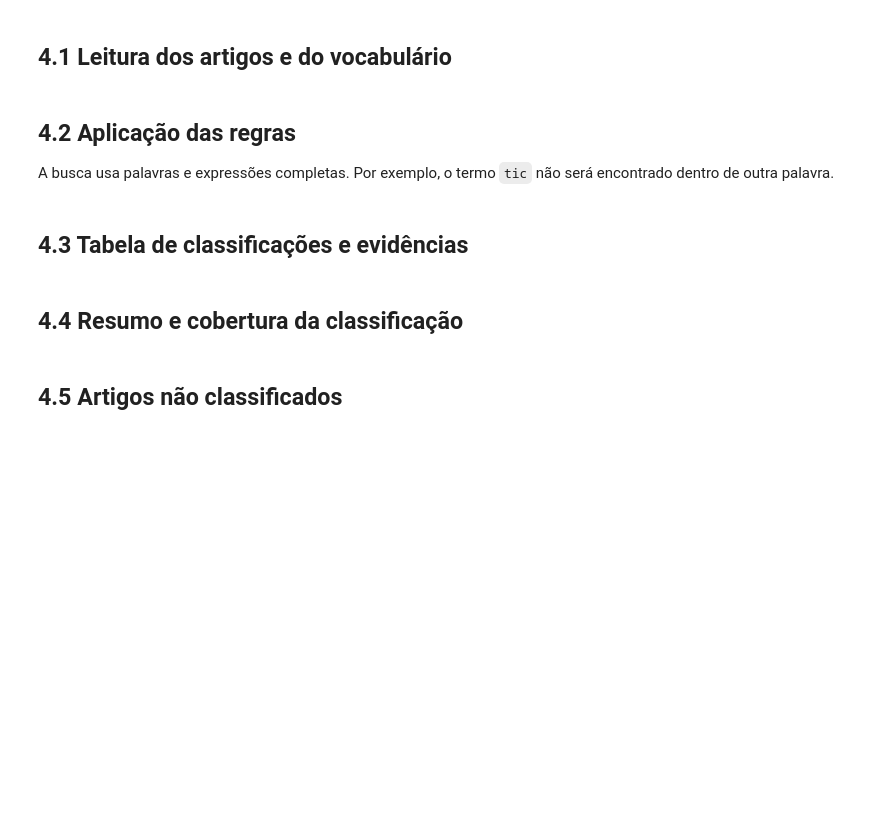
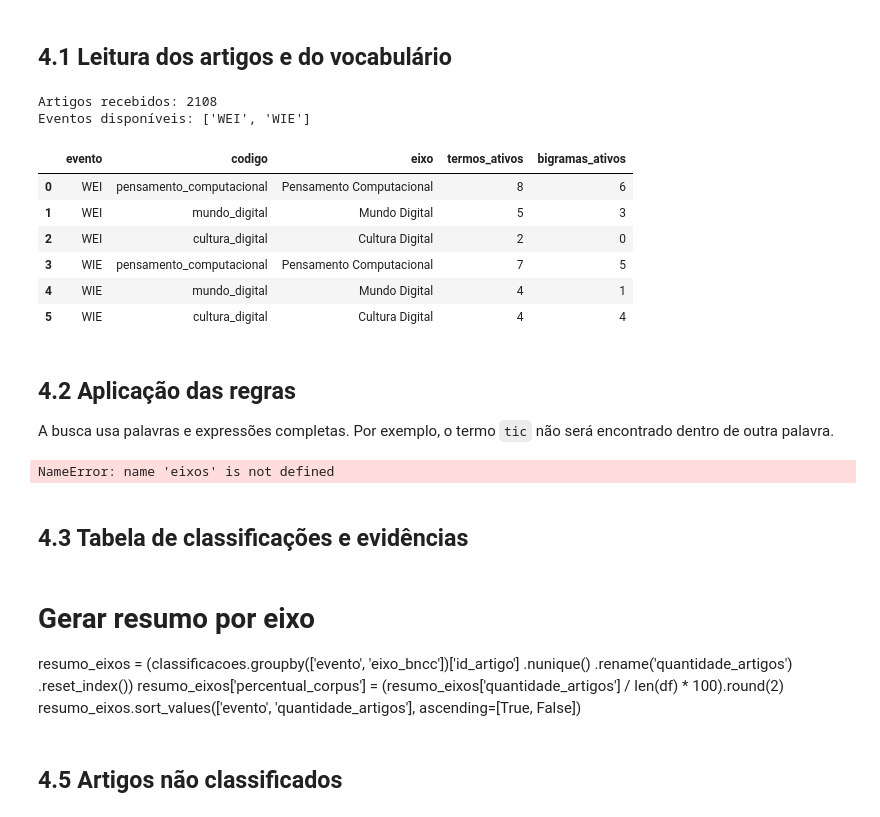
Before and after one commit to laissabiia/tcc_eng_dados, a Jupyter notebook: notebooks/04_classificacao_bncc.ipynb, the cells around one changed output. Drawn from its saved outputs; the diff is of its cells as text; code cells hidden in the pictures; blank space fills up the shorter version.

Commit message:
ajuste para modelagem de dados

```diff
--- a/notebooks/04_classificacao_bncc.ipynb
+++ b/notebooks/04_classificacao_bncc.ipynb
@@ -19,33 +19,71 @@ pasta_processados = raiz / 'dados' / '1_processados'
 # %%
 # Carregar os dados processados
 df = pd.read_csv(pasta_processados / '02_artigos_pre_processados.csv', encoding='utf-8-sig')
 ranking_termos = pd.read_csv(pasta_processados / '03_ranking_termos_titulos.csv', encoding='utf-8-sig')
 ranking_bigramas = pd.read_csv(pasta_processados / '03_ranking_bigramas_titulos.csv', encoding='utf-8-sig')
 eixos_candidatos = carregar_eixos_bncc(raiz / 'apoio' / 'termos_bncc.yml')
-eixos = selecionar_descritores_relevantes(
-    eixos_candidatos,
-    set(ranking_termos['termo']),
-    set(ranking_bigramas['bigrama']),
-)
+
+if 'evento' not in df.columns:
+    raise ValueError("A coluna 'evento' é obrigatória para a classificação segmentada por evento.")
+
+# Seleciona descritores relevantes para cada evento, em vez de usar um vocabulário global
+
+def selecionar_eixos_por_evento(evento: str) -> dict[str, dict[str, object]]:
+    termos_evento = set(ranking_termos.loc[ranking_termos['evento'] == evento, 'termo'])
+    bigramas_evento = set(ranking_bigramas.loc[ranking_bigramas['evento'] == evento, 'bigrama'])
+    return selecionar_descritores_relevantes(eixos_candidatos, termos_evento, bigramas_evento)
+
+# Mantém o vocabulário de cada evento para a classificação
+vocabularios_por_evento = {
+    evento: selecionar_eixos_por_evento(evento)
+    for evento in sorted(df['evento'].dropna().astype(str).str.strip().unique())
+}
+
 print(f'Artigos recebidos: {len(df)}')
+print('Eventos disponíveis:', sorted(vocabularios_por_evento.keys()))
 
-# Criar DataFrame com os resultados
+# Criar DataFrame com os resultados por evento
 pd.DataFrame([
-    {'codigo': codigo, 'eixo': dados['nome'], 'termos_ativos': len(dados['termos']), 'bigramas_ativos': len(dados['bigramas'])}
+    {'evento': evento, 'codigo': codigo, 'eixo': dados['nome'], 'termos_ativos': len(dados['termos']), 'bigramas_ativos': len(dados['bigramas'])}
+    for evento, eixos in vocabularios_por_evento.items()
     for codigo, dados in eixos.items()
 ])
+# %% [output]
+Artigos recebidos: 2108
+Eventos disponíveis: ['WEI', 'WIE']
+|  | evento | codigo | eixo | termos_ativos | bigramas_ativos |
+| 0 | WEI | pensamento_computacional | Pensamento Computacional | 8 | 6 |
+| 1 | WEI | mundo_digital | Mundo Digital | 5 | 3 |
+| 2 | WEI | cultura_digital | Cultura Digital | 2 | 0 |
+| 3 | WIE | pensamento_computacional | Pensamento Computacional | 7 | 5 |
+| 4 | WIE | mundo_digital | Mundo Digital | 4 | 1 |
+| 5 | WIE | cultura_digital | Cultura Digital | 4 | 4 |
 # %% [markdown]
 ## 4.2 Aplicação das regras
 A busca usa palavras e expressões completas. Por exemplo, o termo `tic` não será encontrado dentro de outra palavra.
 # %%
-df['evidencias_bncc'] = df['texto_limpo'].fillna('').apply(
-    lambda texto: encontrar_evidencias_bncc(texto, eixos)
-)
-df['eixos_bncc'] = df['evidencias_bncc'].apply(
-    lambda resultado: '; '.join(eixos[codigo]['nome'] for codigo in resultado)
+# Classifica cada artigo usando o vocabulário específico do seu evento
+
+def classificar_artigo_por_evento(linha: pd.Series) -> dict[str, dict[str, list[str]]]:
+    evento = str(linha['evento']).strip()
+    eixos_evento = vocabularios_por_evento.get(evento, {})
+    return encontrar_evidencias_bncc(str(linha['texto_limpo']).strip(), eixos_evento)
+
+
+def listar_nomes_eixos(resultado: dict[str, dict[str, list[str]]], evento: str) -> str:
+    eixos_evento = vocabularios_por_evento.get(evento, {})
+    return '; '.join(eixos_evento[codigo]['nome'] for codigo in resultado)
+
+
+df['evidencias_bncc'] = df.apply(classificar_artigo_por_evento, axis=1)
+df['eixos_bncc'] = df.apply(
+    lambda linha: listar_nomes_eixos(linha['evidencias_bncc'], str(linha['evento']).strip()),
+    axis=1,
 )
 df['quantidade_eixos'] = df['evidencias_bncc'].apply(len)
-df[['id_artigo', 'titulo', 'eixos_bncc', 'quantidade_eixos']].head(10)
+df[['id_artigo', 'evento', 'titulo', 'eixos_bncc', 'quantidade_eixos']].head(10)
+# %% [output]
+NameError: name 'eixos' is not defined
 # %% [markdown]
 ## 4.3 Tabela de classificações e evidências
 # %%
@@ -67,7 +105,13 @@ for _, artigo in df.iterrows():
 classificacoes = pd.DataFrame(linhas_classificacao)
 classificacoes.head(10)
 # %% [markdown]
-## 4.4 Resumo e cobertura da classificação
+# Gerar resumo por eixo
+resumo_eixos = (classificacoes.groupby(['evento', 'eixo_bncc'])['id_artigo']
+    .nunique()
+    .rename('quantidade_artigos')
+    .reset_index())
+resumo_eixos['percentual_corpus'] = (resumo_eixos['quantidade_artigos'] / len(df) * 100).round(2)
+resumo_eixos.sort_values(['evento', 'quantidade_artigos'], ascending=[True, False])
 # %%
 # Gerar resumo por eixo
 resumo_eixos = (classificacoes.groupby('eixo_bncc')['id_artigo']
```
Also changed, not shown: parts of 2 cells of this notebook, 4 other files.
